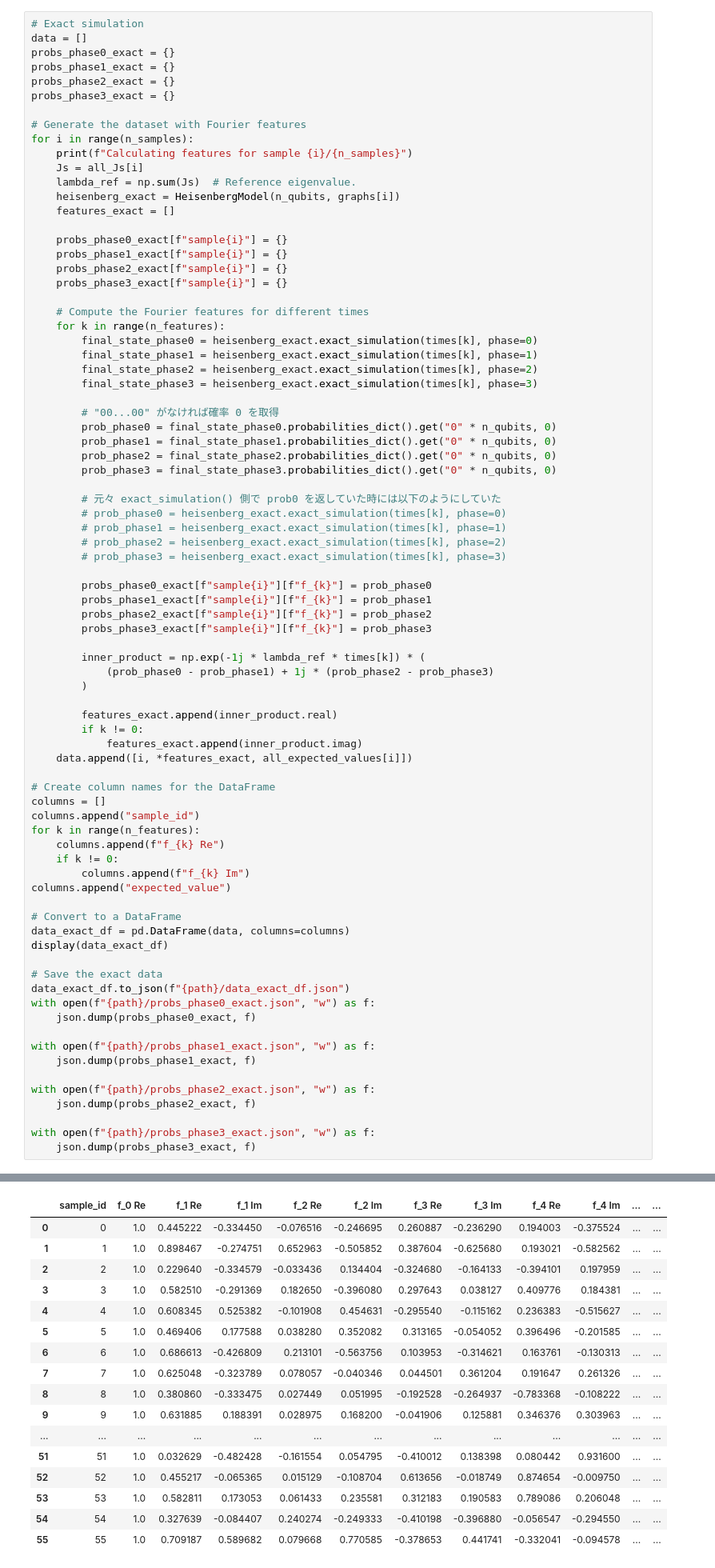
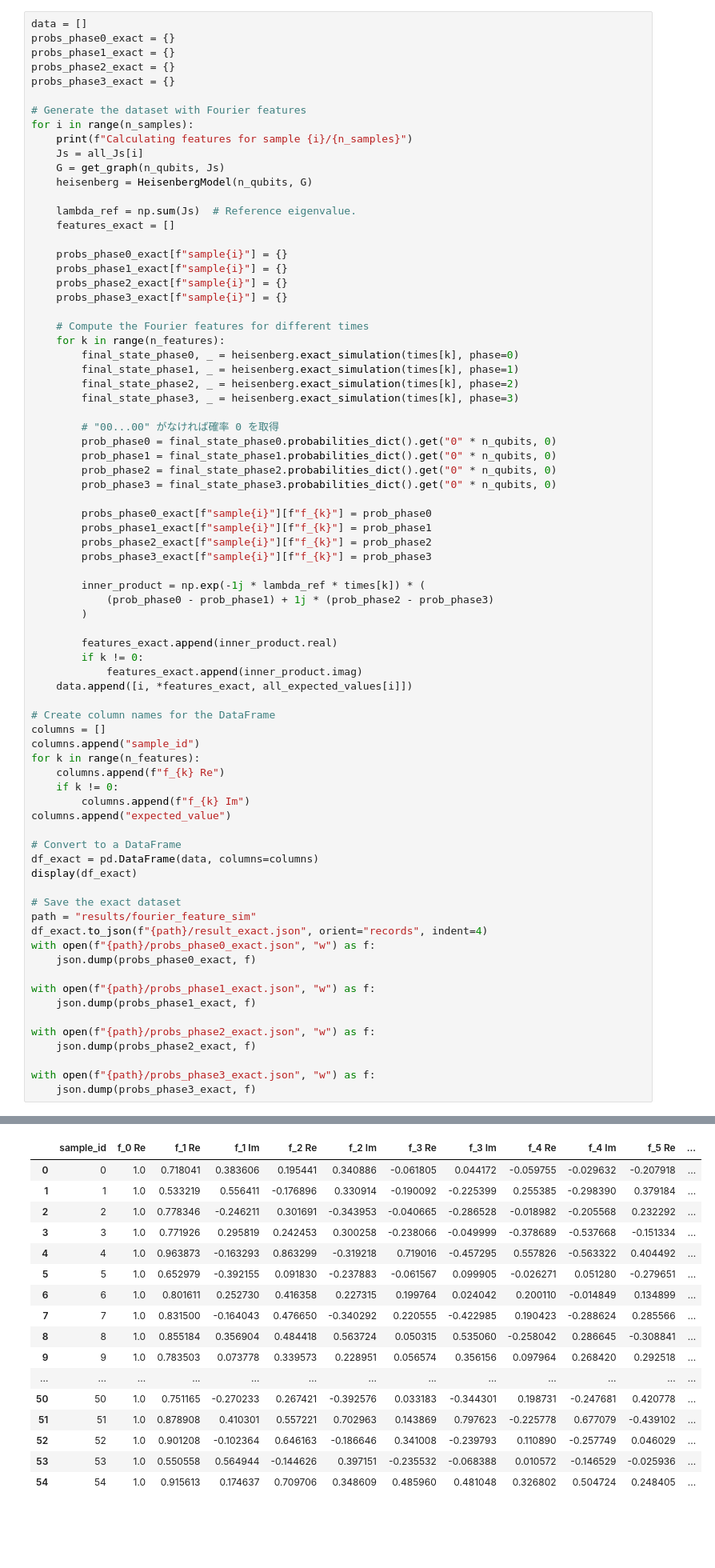
Before and after one commit to YutoMorohoshi/fourier_learning_ibm, a Jupyter notebook: fourier_feature_sim.ipynb, the cells around one changed output, grey strips where cells are left out. Shown at 80% size. Cells and saved outputs as stored; diff of their text form; blank space fills up the shorter version.

```diff
--- a/fourier_feature_sim.ipynb
+++ b/fourier_feature_sim.ipynb
@@ -114,7 +161,6 @@ times: [0.0, 0.5956677688082146, 1.1913355376164292, 1.787003306424644, 2.382671
 # %% [markdown]
 ## Trotter simulation (Exact)
 # %%
-# Exact simulation
 data = []
 probs_phase0_exact = {}
 probs_phase1_exact = {}
@@ -125,8 +171,10 @@ probs_phase3_exact = {}
 for i in range(n_samples):
     print(f"Calculating features for sample {i}/{n_samples}")
     Js = all_Js[i]
+    G = get_graph(n_qubits, Js)
+    heisenberg = HeisenbergModel(n_qubits, G)
+
     lambda_ref = np.sum(Js)  # Reference eigenvalue.
-    heisenberg_exact = HeisenbergModel(n_qubits, graphs[i])
     features_exact = []
 
     probs_phase0_exact[f"sample{i}"] = {}
@@ -136,22 +184,16 @@ for i in range(n_samples):
 
     # Compute the Fourier features for different times
     for k in range(n_features):
-        final_state_phase0 = heisenberg_exact.exact_simulation(times[k], phase=0)
-        final_state_phase1 = heisenberg_exact.exact_simulation(times[k], phase=1)
-        final_state_phase2 = heisenberg_exact.exact_simulation(times[k], phase=2)
-        final_state_phase3 = heisenberg_exact.exact_simulation(times[k], phase=3)
+        final_state_phase0, _ = heisenberg.exact_simulation(times[k], phase=0)
+        final_state_phase1, _ = heisenberg.exact_simulation(times[k], phase=1)
+        final_state_phase2, _ = heisenberg.exact_simulation(times[k], phase=2)
+        final_state_phase3, _ = heisenberg.exact_simulation(times[k], phase=3)
 
         # "00...00" がなければ確率 0 を取得
         prob_phase0 = final_state_phase0.probabilities_dict().get("0" * n_qubits, 0)
         prob_phase1 = final_state_phase1.probabilities_dict().get("0" * n_qubits, 0)
         prob_phase2 = final_state_phase2.probabilities_dict().get("0" * n_qubits, 0)
         prob_phase3 = final_state_phase3.probabilities_dict().get("0" * n_qubits, 0)
-
-        # 元々 exact_simulation() 側で prob0 を返していた時には以下のようにしていた
-        # prob_phase0 = heisenberg_exact.exact_simulation(times[k], phase=0)
-        # prob_phase1 = heisenberg_exact.exact_simulation(times[k], phase=1)
-        # prob_phase2 = heisenberg_exact.exact_simulation(times[k], phase=2)
-        # prob_phase3 = heisenberg_exact.exact_simulation(times[k], phase=3)
 
         probs_phase0_exact[f"sample{i}"][f"f_{k}"] = prob_phase0
         probs_phase1_exact[f"sample{i}"][f"f_{k}"] = prob_phase1
@@ -177,11 +219,12 @@ for k in range(n_features):
 columns.append("expected_value")
 
 # Convert to a DataFrame
-data_exact_df = pd.DataFrame(data, columns=columns)
-display(data_exact_df)
+df_exact = pd.DataFrame(data, columns=columns)
+display(df_exact)
 
-# Save the exact data
-data_exact_df.to_json(f"{path}/data_exact_df.json")
+# Save the exact dataset
+path = "results/fourier_feature_sim"
+df_exact.to_json(f"{path}/result_exact.json", orient="records", indent=4)
 with open(f"{path}/probs_phase0_exact.json", "w") as f:
     json.dump(probs_phase0_exact, f)
 
@@ -215,17 +257,17 @@ Calculating features for sample 55/56
-|  | sample_id | f_0 Re | f_1 Re | f_1 Im | f_2 Re | f_2 Im | f_3 Re | f_3 Im | f_4 Re | f_4 Im | ... | ... |
-| 0 | 0 | 1.0 | 0.445222 | -0.334450 | -0.076516 | -0.246695 | 0.260887 | -0.236290 | 0.194003 | -0.375524 | ... | ... |
-| 1 | 1 | 1.0 | 0.898467 | -0.274751 | 0.652963 | -0.505852 | 0.387604 | -0.625680 | 0.193021 | -0.582562 | ... | ... |
-| 2 | 2 | 1.0 | 0.229640 | -0.334579 | -0.033436 | 0.134404 | -0.324680 | -0.164133 | -0.394101 | 0.197959 | ... | ... |
-| 3 | 3 | 1.0 | 0.582510 | -0.291369 | 0.182650 | -0.396080 | 0.297643 | 0.038127 | 0.409776 | 0.184381 | ... | ... |
-| 4 | 4 | 1.0 | 0.608345 | 0.525382 | -0.101908 | 0.454631 | -0.295540 | -0.115162 | 0.236383 | -0.515627 | ... | ... |
-| 5 | 5 | 1.0 | 0.469406 | 0.177588 | 0.038280 | 0.352082 | 0.313165 | -0.054052 | 0.396496 | -0.201585 | ... | ... |
-| 6 | 6 | 1.0 | 0.686613 | -0.426809 | 0.213101 | -0.563756 | 0.103953 | -0.314621 | 0.163761 | -0.130313 | ... | ... |
-| 7 | 7 | 1.0 | 0.625048 | -0.323789 | 0.078057 | -0.040346 | 0.044501 | 0.361204 | 0.191647 | 0.261326 | ... | ... |
-| 8 | 8 | 1.0 | 0.380860 | -0.333475 | 0.027449 | 0.051995 | -0.192528 | -0.264937 | -0.783368 | -0.108222 | ... | ... |
-| 9 | 9 | 1.0 | 0.631885 | 0.188391 | 0.028975 | 0.168200 | -0.041906 | 0.125881 | 0.346376 | 0.303963 | ... | ... |
+|  | sample_id | f_0 Re | f_1 Re | f_1 Im | f_2 Re | f_2 Im | f_3 Re | f_3 Im | f_4 Re | f_4 Im | f_5 Re | ... |
+| 0 | 0 | 1.0 | 0.718041 | 0.383606 | 0.195441 | 0.340886 | -0.061805 | 0.044172 | -0.059755 | -0.029632 | -0.207918 | ... |
+| 1 | 1 | 1.0 | 0.533219 | 0.556411 | -0.176896 | 0.330914 | -0.190092 | -0.225399 | 0.255385 | -0.298390 | 0.379184 | ... |
+| 2 | 2 | 1.0 | 0.778346 | -0.246211 | 0.301691 | -0.343953 | -0.040665 | -0.286528 | -0.018982 | -0.205568 | 0.232292 | ... |
+| 3 | 3 | 1.0 | 0.771926 | 0.295819 | 0.242453 | 0.300258 | -0.238066 | -0.049999 | -0.378689 | -0.537668 | -0.151334 | ... |
+| 4 | 4 | 1.0 | 0.963873 | -0.163293 | 0.863299 | -0.319218 | 0.719016 | -0.457295 | 0.557826 | -0.563322 | 0.404492 | ... |
+| 5 | 5 | 1.0 | 0.652979 | -0.392155 | 0.091830 | -0.237883 | -0.061567 | 0.099905 | -0.026271 | 0.051280 | -0.279651 | ... |
+| 6 | 6 | 1.0 | 0.801611 | 0.252730 | 0.416358 | 0.227315 | 0.199764 | 0.024042 | 0.200110 | -0.014849 | 0.134899 | ... |
+| 7 | 7 | 1.0 | 0.831500 | -0.164043 | 0.476650 | -0.340292 | 0.220555 | -0.422985 | 0.190423 | -0.288624 | 0.285566 | ... |
+| 8 | 8 | 1.0 | 0.855184 | 0.356904 | 0.484418 | 0.563724 | 0.050315 | 0.535060 | -0.258042 | 0.286645 | -0.308841 | ... |
+| 9 | 9 | 1.0 | 0.783503 | 0.073778 | 0.339573 | 0.228951 | 0.056574 | 0.356156 | 0.097964 | 0.268420 | 0.292518 | ... |
 | ... | ... | ... | ... | ... | ... | ... | ... | ... | ... | ... | ... | ... |
-| 51 | 51 | 1.0 | 0.032629 | -0.482428 | -0.161554 | 0.054795 | -0.410012 | 0.138398 | 0.080442 | 0.931600 | ... | ... |
-| 52 | 52 | 1.0 | 0.455217 | -0.065365 | 0.015129 | -0.108704 | 0.613656 | -0.018749 | 0.874654 | -0.009750 | ... | ... |
-| 53 | 53 | 1.0 | 0.582811 | 0.173053 | 0.061433 | 0.235581 | 0.312183 | 0.190583 | 0.789086 | 0.206048 | ... | ... |
-| 54 | 54 | 1.0 | 0.327639 | -0.084407 | 0.240274 | -0.249333 | -0.410198 | -0.396880 | -0.056547 | -0.294550 | ... | ... |
-| 55 | 55 | 1.0 | 0.709187 | 0.589682 | 0.079668 | 0.770585 | -0.378653 | 0.441741 | -0.332041 | -0.094578 | ... | ... |
+| 50 | 50 | 1.0 | 0.751165 | -0.270233 | 0.267421 | -0.392576 | 0.033183 | -0.344301 | 0.198731 | -0.247681 | 0.420778 | ... |
+| 51 | 51 | 1.0 | 0.878908 | 0.410301 | 0.557221 | 0.702963 | 0.143869 | 0.797623 | -0.225778 | 0.677079 | -0.439102 | ... |
+| 52 | 52 | 1.0 | 0.901208 | -0.102364 | 0.646163 | -0.186646 | 0.341008 | -0.239793 | 0.110890 | -0.257749 | 0.046029 | ... |
+| 53 | 53 | 1.0 | 0.550558 | 0.564944 | -0.144626 | 0.397151 | -0.235532 | -0.068388 | 0.010572 | -0.146529 | -0.025936 | ... |
+| 54 | 54 | 1.0 | 0.915613 | 0.174637 | 0.709706 | 0.348609 | 0.485960 | 0.481048 | 0.326802 | 0.504724 | 0.248405 | ... |
```
Also changed, not shown: parts of 15 cells of this notebook, 25 other files.
